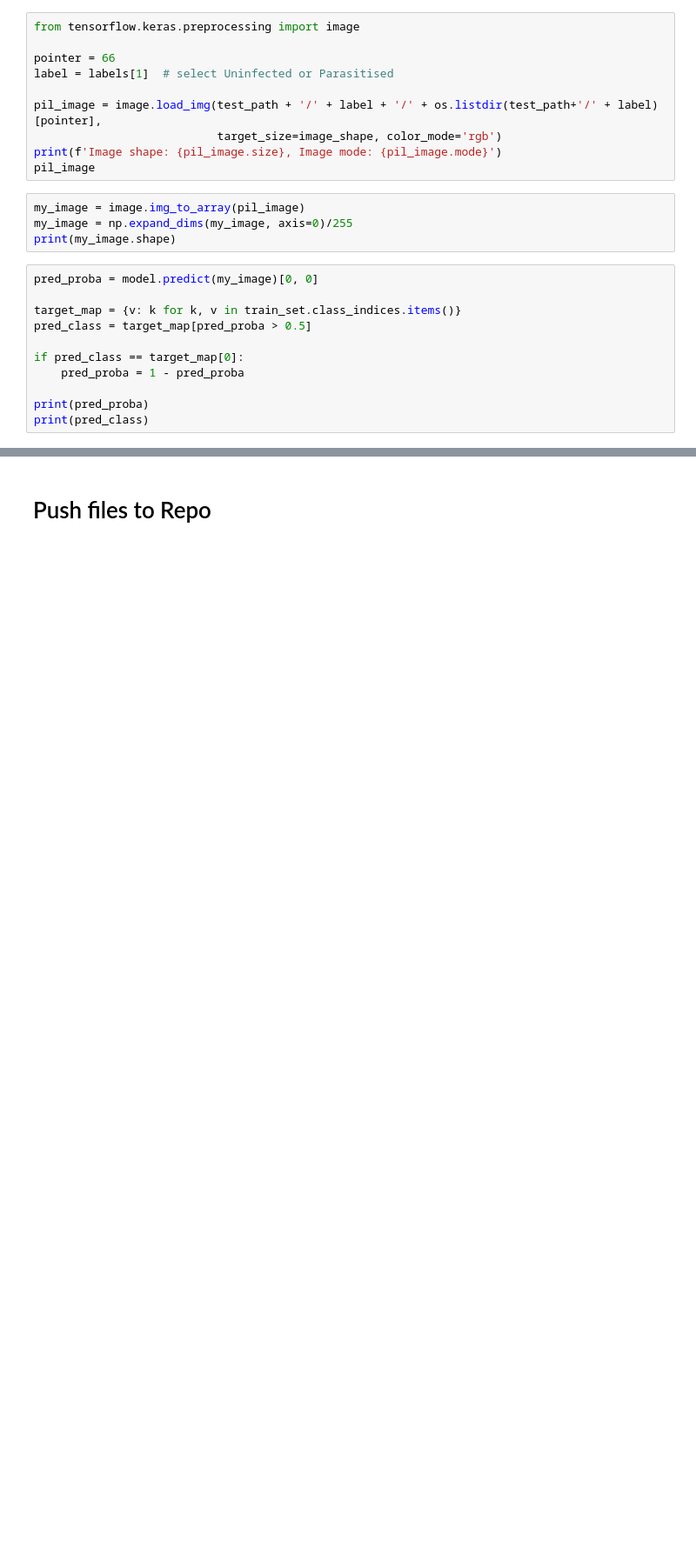
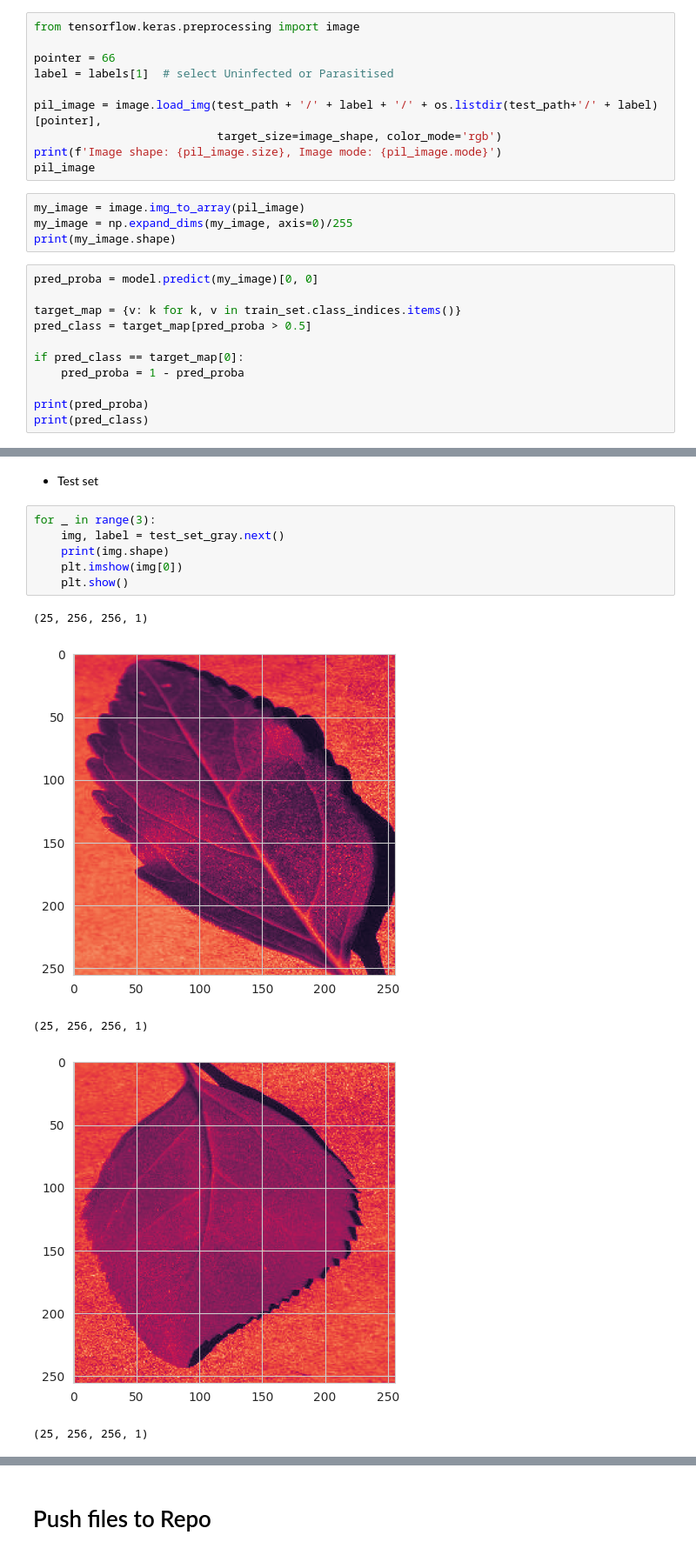
Before and after one commit to AlbinHall/mildew-detection, a Jupyter notebook: jupyter_notebooks/3-ModellingEvaluating.ipynb, the cells around one changed output, grey strips where cells are left out. Shown at 87% size. Drawn from its saved outputs; the diff is of its cells as text; blank space fills up the shorter version.

```diff
--- a/jupyter_notebooks/3-ModellingEvaluating.ipynb
+++ b/jupyter_notebooks/3-ModellingEvaluating.ipynb
@@ -392,0 +550,14 @@ print(pred_class)
+# %% [markdown]
+* Test set
+# %%
+for _ in range(3):
+    img, label = test_set_gray.next()
+    print(img.shape)
+    plt.imshow(img[0])
+    plt.show()
+# %% [output]
+(25, 256, 256, 1)
+[figure, added]
+(25, 256, 256, 1)
+[figure, added]
+(25, 256, 256, 1)
```
Also changed, not shown: parts of 54 cells of this notebook, 2 other files.
